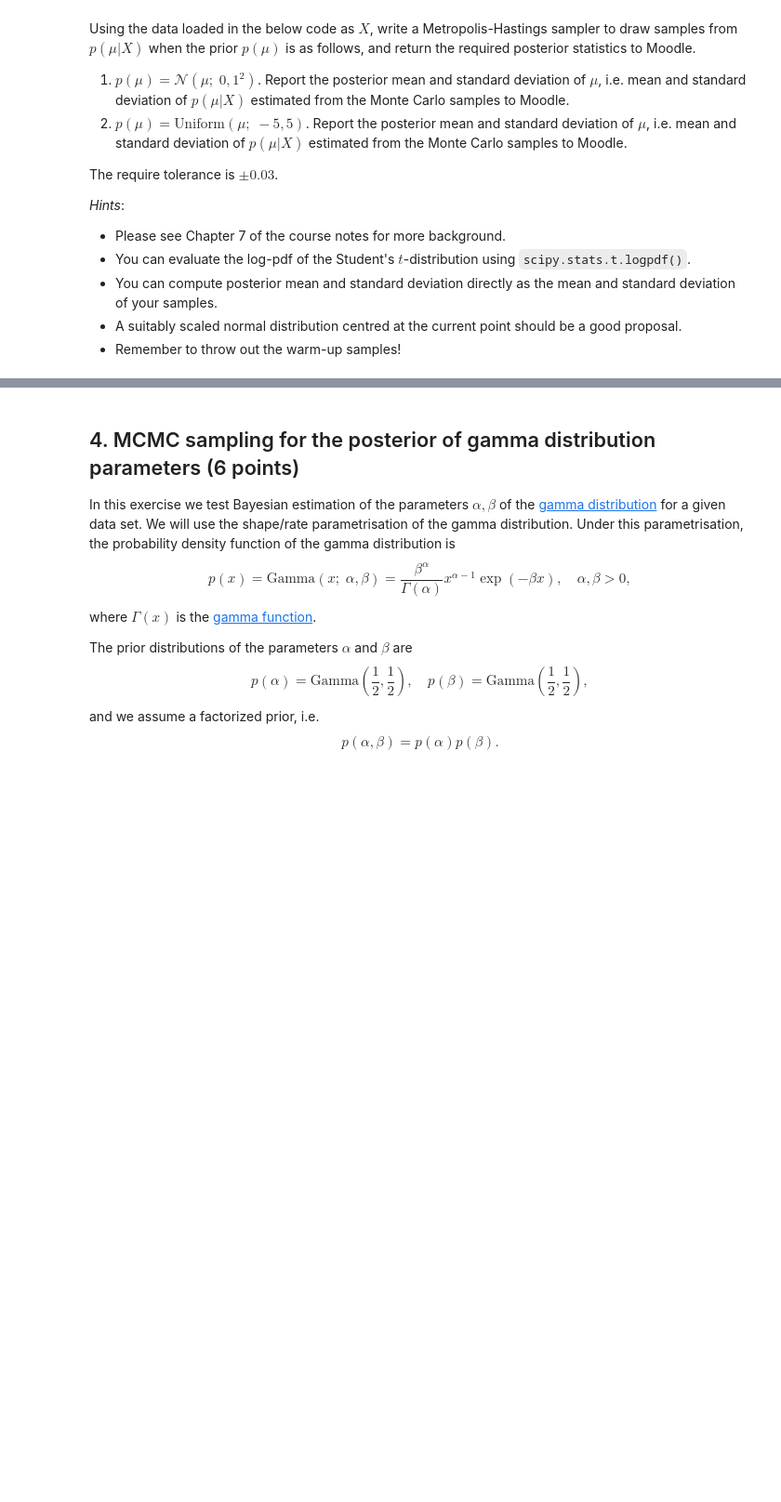
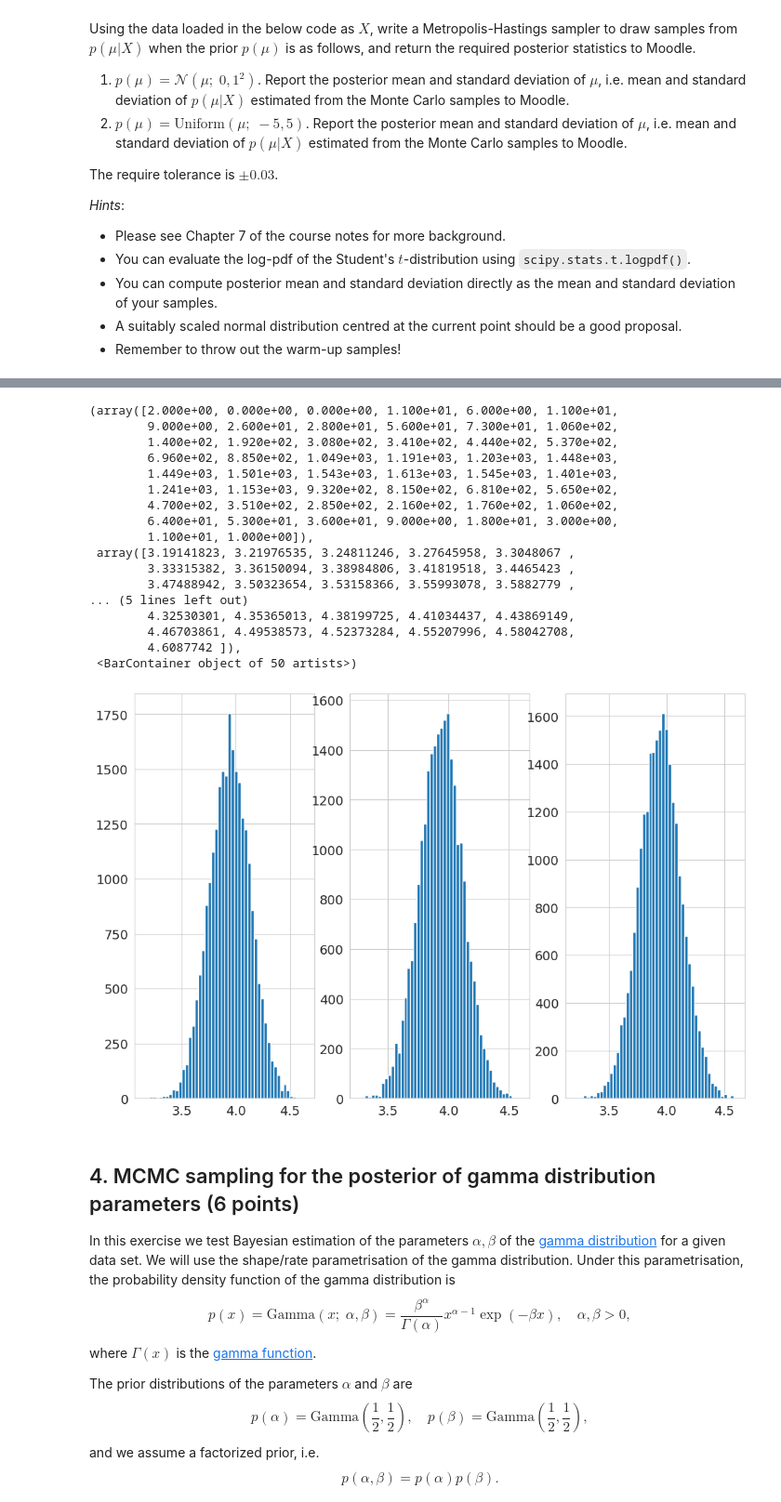
Before and after one commit to yherin/hy-computational-statistics-2023, a Jupyter notebook: week3/Week 3 exercises.ipynb, the cells around one changed output, grey strips where cells are left out. Shown: that part at 93% size. Saved outputs shown, nothing was run; the diff lists cells and outputs as text; code cells hidden in the pictures; blank space fills up the shorter version.

```diff
--- a/week3/Week 3 exercises.ipynb
+++ b/week3/Week 3 exercises.ipynb
@@ -258,20 +283,23 @@ data = np.array(data[:,0])
 
 # 3.1
 log_prior = lambda mu: np.sum(stats.norm(0, 1**2).logpdf(mu))
-log_likelihood = lambda mu: np.sum(stats.nct(df=5, nc=mu).logpdf(data))
+log_likelihood = lambda mu: np.sum(stats.t(df=5).logpdf(data - mu))
 log_posterior = lambda mu: log_likelihood(mu) + log_prior(mu)
-proposal = lambda theta, scalar: scalar * stats.norm(theta, 1**2).rvs()
+proposal = lambda theta, scalar, sigma: scalar * stats.norm(theta, sigma**2).rvs()
 
-if False:
-    opt_sigma = optimize_sigma_halfnorm(
-        mcmc=partial(metropolis_hastings, theta0=np.array([0]), n=10000, log_target=log_posterior, proposal=proposal),
-        sigma_hyperprior=1,
-        n_iterations=25,
-    )
-else:
-    opt_sigma = np.array(0.225)
+#this code takes too long to run
+# opt_sigma = optimize_sigma_halfnorm(
+#     mcmc=partial(metropolis_hastings, theta0=np.array([0]), n=10000, log_target=log_posterior, proposal=proposal),
+#     sigma_hyperprior=1,
+#     n_iterations=50,
+#     target_accept=.5,
+#     eps = .01
+#     )
+# print(f"Optimal sigma: {opt_sigma}")
+
+opt_sigma = 0.57364846
 # %%
-n = 100_000
+n = 50_000
 
 results = []
 for i in range(3):
@@ -279,7 +307,7 @@ for i in range(3):
                                                 n=n,
                                                 log_target=log_posterior,
                                                 proposal=proposal,
-                                                proposal_sigma=.4,)
+                                                proposal_sigma=opt_sigma)
     results.append(samples[n//2:])
     print(f"Acceptance rate: {acceptance_rate}")
 # %% [output]
@@ -310,14 +346,14 @@ if False:
 # %%
 samples, results = None, None
 results = []
-n=100_000
+n=50_000
 
 for i in range(3):
     samples, acceptance_rate = metropolis_hastings(theta0=np.array([0]),
                                                 n=n,
                                                 log_target=log_posterior,
                                                 proposal=proposal,
-                                                proposal_scalar=.93,
+                                                proposal_sigma=.65,
     )
     results.append(samples[n//2:])
     print(f"Acceptance rate: {acceptance_rate}")
@@ -342,3 +378,27 @@ np.median(rr.std(axis=1))
+# %%
+fig, ax = plt.subplots(1, 3)
+ax[0].hist(rr[0], bins=50)
+ax[1].hist(rr[1], bins=50)
+ax[2].hist(rr[2], bins=50)
+# %% [output]
+(array([2.000e+00, 0.000e+00, 0.000e+00, 1.100e+01, 6.000e+00, 1.100e+01,
+        9.000e+00, 2.600e+01, 2.800e+01, 5.600e+01, 7.300e+01, 1.060e+02,
+        1.400e+02, 1.920e+02, 3.080e+02, 3.410e+02, 4.440e+02, 5.370e+02,
+        6.960e+02, 8.850e+02, 1.049e+03, 1.191e+03, 1.203e+03, 1.448e+03,
+        1.449e+03, 1.501e+03, 1.543e+03, 1.613e+03, 1.545e+03, 1.401e+03,
+        1.241e+03, 1.153e+03, 9.320e+02, 8.150e+02, 6.810e+02, 5.650e+02,
+        4.700e+02, 3.510e+02, 2.850e+02, 2.160e+02, 1.760e+02, 1.060e+02,
+        6.400e+01, 5.300e+01, 3.600e+01, 9.000e+00, 1.800e+01, 3.000e+00,
+        1.100e+01, 1.000e+00]),
+ array([3.19141823, 3.21976535, 3.24811246, 3.27645958, 3.3048067 ,
+        3.33315382, 3.36150094, 3.38984806, 3.41819518, 3.4465423 ,
+        3.47488942, 3.50323654, 3.53158366, 3.55993078, 3.5882779 ,
+... (5 lines left out)
+        4.32530301, 4.35365013, 4.38199725, 4.41034437, 4.43869149,
+        4.46703861, 4.49538573, 4.52373284, 4.55207996, 4.58042708,
+        4.6087742 ]),
+ <BarContainer object of 50 artists>)
+[figure, added]
 # %% [markdown]
 ## 4. MCMC sampling for the posterior of gamma distribution parameters (6 points)
 
```
Also changed, not shown: parts of 24 cells of this notebook, 1 other file.
